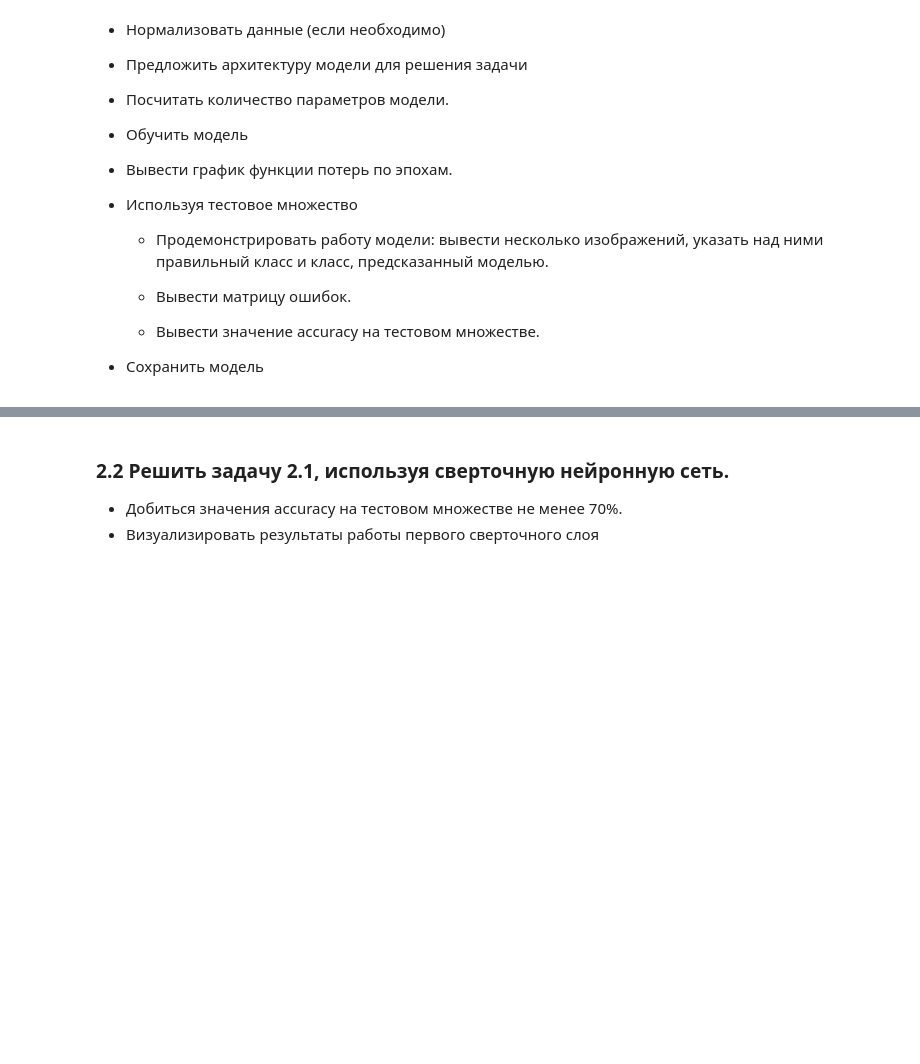
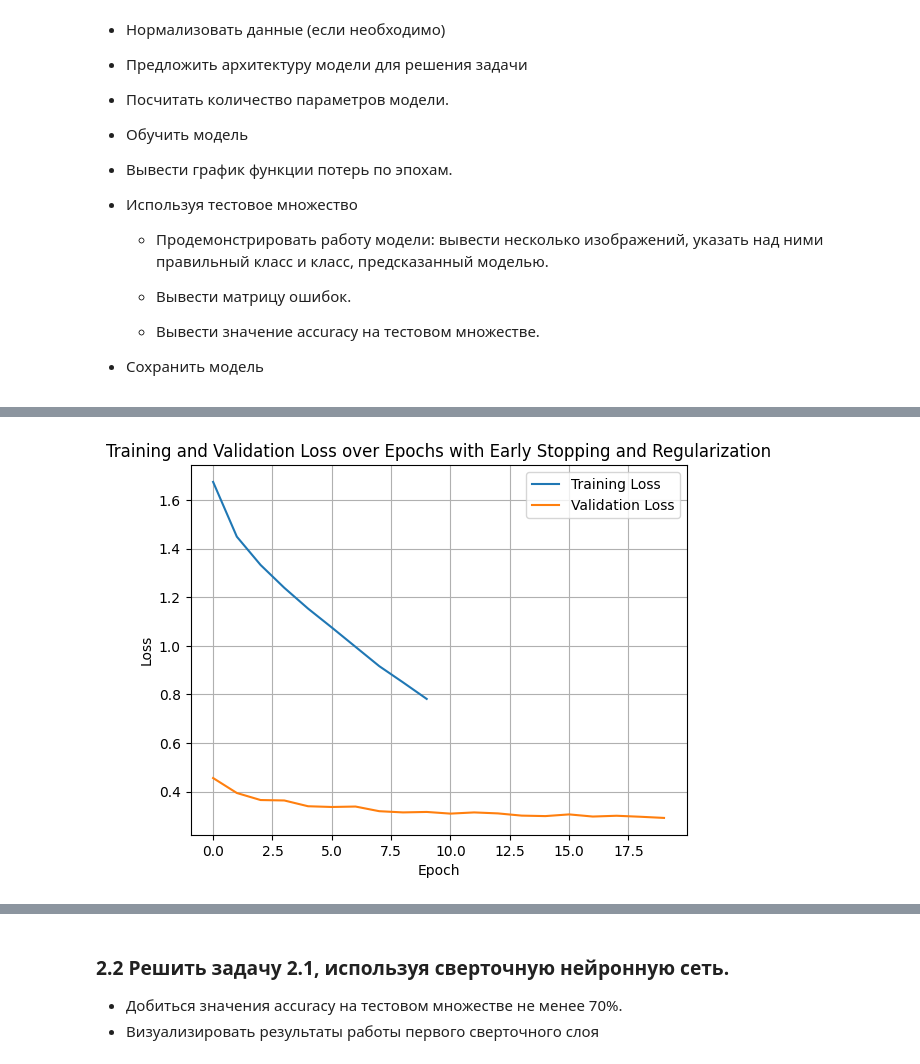
Before and after one commit to master-of-the-dungeon/ITiABD-PM22-7-Nikolay-Sedov, a Jupyter notebook: DL/blank_04_cnn.ipynb, the cells around one changed output, grey strips where cells are left out. Saved outputs shown, nothing was run; the diff lists cells and outputs as text; code cells hidden in the pictures; blank space fills up the shorter version.

```diff
--- a/DL/blank_04_cnn.ipynb
+++ b/DL/blank_04_cnn.ipynb
@@ -49,0 +302,25 @@ import torch.nn.functional as F
+# %%
+class MLP(nn.Module):
+    def __init__(self):
+        super(MLP, self).__init__()
+        self.fc1 = nn.Linear(32*32*3, 1024)
+        self.fc2 = nn.Linear(1024, 512)
+        self.fc3 = nn.Linear(512, 256)
+        self.fc4 = nn.Linear(256, 10)
+
+    def forward(self, x):
+        x = x.view(x.size(0), -1)
+        x = F.relu(self.fc1(x))
+        x = F.relu(self.fc2(x))
+        x = F.relu(self.fc3(x))
+        x = self.fc4(x)
+        return x
+# %%
+model = MLP().to(device)
+criterion = nn.CrossEntropyLoss()
+optimizer = optim.Adam(model.parameters(), lr=0.001)
+# %%
+def calculate_accuracy(outputs, labels):
+    _, predicted = torch.max(outputs, 1)
+    correct = (predicted == labels).sum().item()
+    return correct
@@ -49,0 +371,2 @@ import torch.nn.functional as F
+# %%
+train_losses, test_losses = train_model(model, train_loader, test_loader, criterion, optimizer, epochs=10)
@@ -49,0 +384,11 @@ import torch.nn.functional as F
+# %%
+plt.plot(train_losses, label='Training Loss')
+plt.plot(val_losses, label='Validation Loss')
+plt.xlabel('Epoch')
+plt.ylabel('Loss')
+plt.title('Training and Validation Loss over Epochs with Early Stopping and Regularization')
+plt.legend()
+plt.grid(True)
+plt.show()
+# %% [output]
+[figure, added]
```
Also changed, not shown: parts of 34 cells of this notebook.
